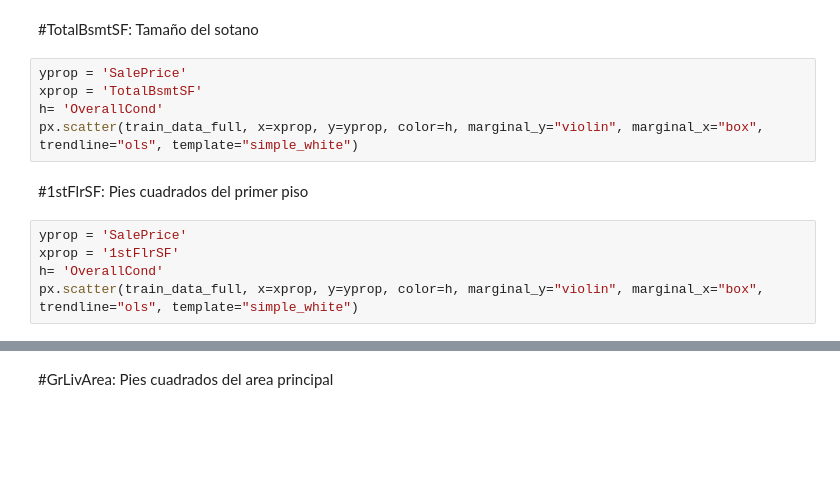
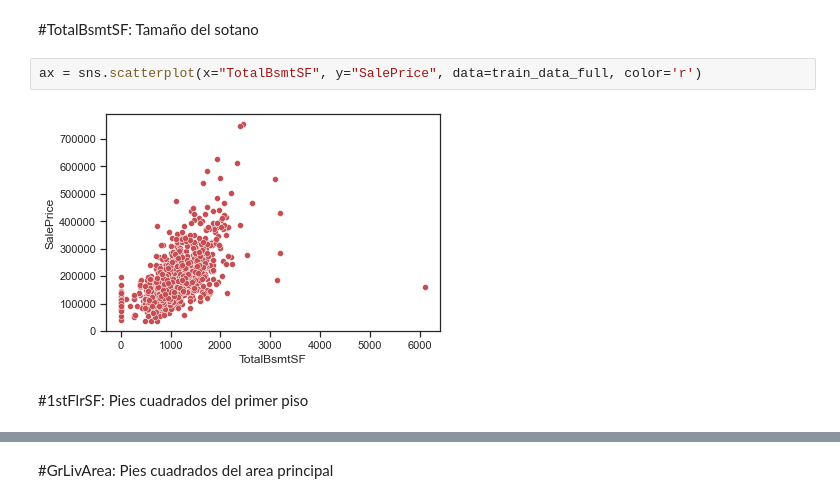
Before and after one commit to cecilia2988/House_Dreams, a Jupyter notebook: EDA.ipynb, the cells around one changed output, grey strips where cells are left out. Cells and saved outputs as stored; diff of their text form; blank space fills up the shorter version.

```diff
--- a/EDA.ipynb
+++ b/EDA.ipynb
@@ -270,15 +270,9 @@ fig = px.box(train_data_full, x="OverallQual", y="SalePrice")
 fig.show()
 # %% [markdown]
 #TotalBsmtSF: Tamaño del sotano
-# %%
-yprop = 'SalePrice'
-xprop = 'TotalBsmtSF'
-h= 'OverallCond'
-px.scatter(train_data_full, x=xprop, y=yprop, color=h, marginal_y="violin", marginal_x="box", trendline="ols", template="simple_white")
+# %%
+ax = sns.scatterplot(x="TotalBsmtSF", y="SalePrice", data=train_data_full, color='r')
+# %% [output]
+[figure, added]
 # %% [markdown]
 #1stFlrSF: Pies cuadrados del primer piso
-# %%
-yprop = 'SalePrice'
-xprop = '1stFlrSF'
-h= 'OverallCond'
-px.scatter(train_data_full, x=xprop, y=yprop, color=h, marginal_y="violin", marginal_x="box", trendline="ols", template="simple_white")
```
Also changed, not shown: parts of 6 cells of this notebook.
